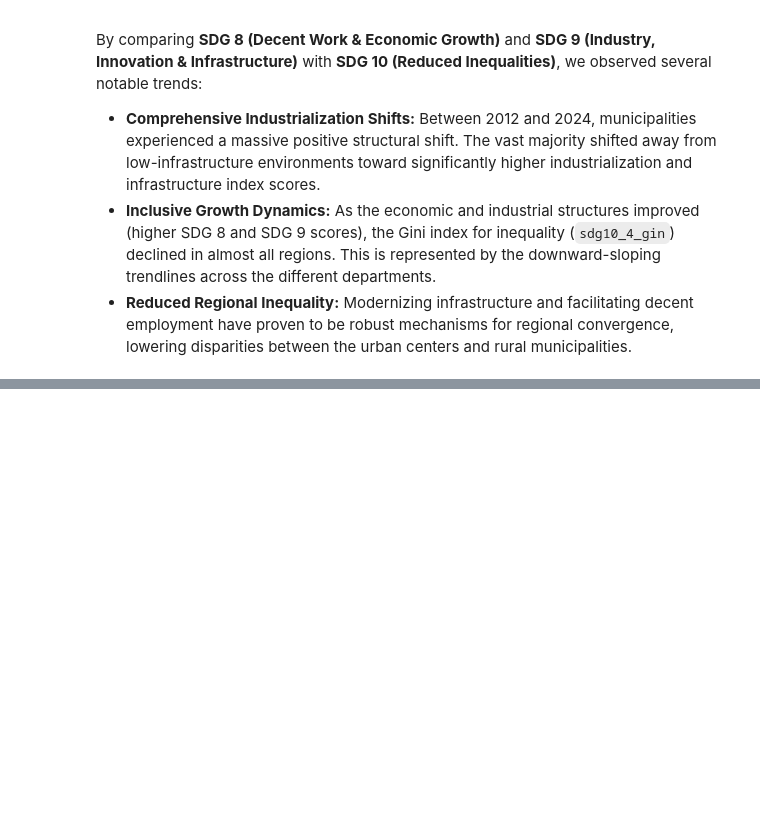
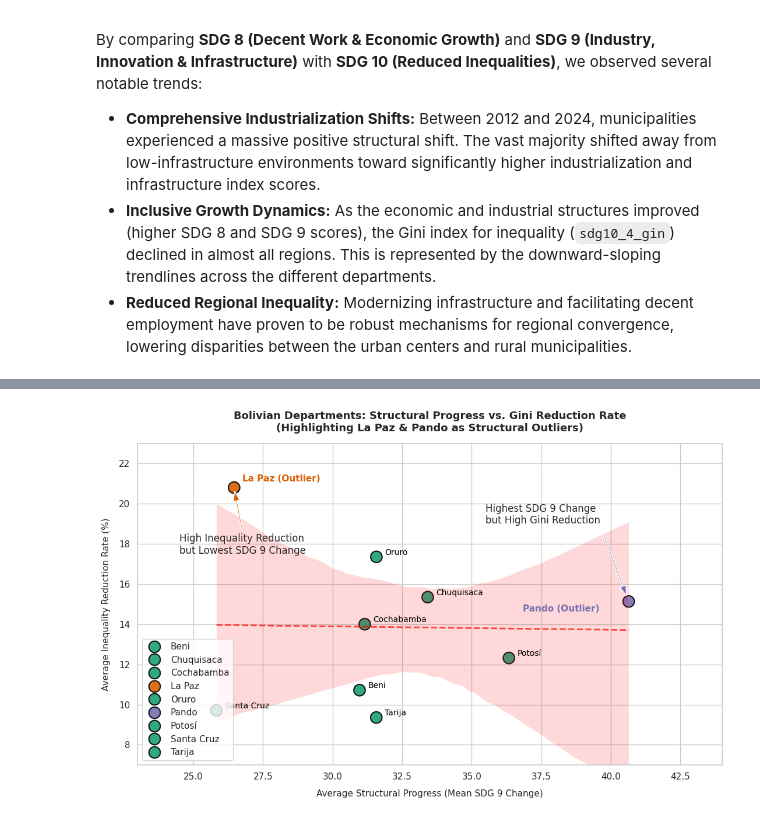
Before and after one commit to YevaAlessa/YevaAlessa, a Jupyter notebook: Bolivia Structural Change and Inequality.ipynb, the cells around one changed output, grey strips where cells are left out. Drawn from its saved outputs; the diff is of its cells as text; code cells hidden in the pictures; blank space fills up the shorter version.

```diff
--- a/Bolivia Structural Change and Inequality.ipynb
+++ b/Bolivia Structural Change and Inequality.ipynb
@@ -759,0 +832,73 @@ fig3.show()
+# %%
+import matplotlib.pyplot as plt
+import seaborn as sns
+
+plt.figure(figsize=(11, 7))
+sns.set_theme(style="whitegrid")
+
+# Define colors: standard color for most, distinct colors for key outliers
+colors = []
+for dept in dept_comparison['department']:
+    if dept == 'La Paz':
+        colors.append('#D95F02')  # Dark Orange for La Paz
+    elif dept == 'Pando':
+        colors.append('#7570B3')  # Purple for Pando
+    else:
+        colors.append('#1B9E77')  # Teal for others
+
+# Create base scatter plot
+scatter = sns.scatterplot(
+    data=dept_comparison,
+    x='mean_sdg9_change',
+    y='mean_gini_reduction',
+    hue='department',
+    palette={dept: col for dept, col in zip(dept_comparison['department'], colors)},
+    s=200,
+    alpha=0.9,
+    edgecolor='black',
+    linewidth=1.5
+)
+
+# Draw a subtle trendline for all data points to illustrate the -0.02 slope
+sns.regplot(
+    data=dept_comparison,
+    x='mean_sdg9_change',
+    y='mean_gini_reduction',
+    scatter=False,
+    ax=plt.gca(),
+    line_kws={"color": "red", "linestyle": "--", "linewidth": 2, "alpha": 0.7, "label": "Overall Trendline"}
+)
+
+# Label each department individually with custom offsets/highlights
+for i, row in dept_comparison.iterrows():
+    dept_name = row['department']
+    if dept_name == 'La Paz':
+        plt.text(row['mean_sdg9_change'] + 0.3, row['mean_gini_reduction'] + 0.3,
+                 f"{dept_name} (Outlier)", fontsize=11, weight='bold', color='#D95F02')
+    elif dept_name == 'Pando':
+        plt.text(row['mean_sdg9_change'] - 3.8, row['mean_gini_reduction'] - 0.5,
+                 f"{dept_name} (Outlier)", fontsize=11, weight='bold', color='#7570B3')
+    else:
+        plt.text(row['mean_sdg9_change'] + 0.3, row['mean_gini_reduction'] + 0.1,
+                 dept_name, fontsize=10, weight='normal', color='black')
+
+# Visual annotations explaining the dynamics
+plt.annotate('High Inequality Reduction\nbut Lowest SDG 9 Change',
+             xy=(26.46, 20.80), xytext=(24.5, 17.5),
+             arrowprops=dict(facecolor='#D95F02', shrink=0.08, width=1.5, headwidth=8))
+
+plt.annotate('Highest SDG 9 Change\nbut High Gini Reduction',
+             xy=(40.64, 15.13), xytext=(35.5, 19.0),
+             arrowprops=dict(facecolor='#7570B3', shrink=0.08, width=1.5, headwidth=8))
+
+plt.xlim(23, 44)
+plt.ylim(7, 23)
+plt.title("Bolivian Departments: Structural Progress vs. Gini Reduction Rate\n(Highlighting La Paz & Pando as Structural Outliers)", fontsize=13, pad=15, weight='bold')
+plt.xlabel("Average Structural Progress (Mean SDG 9 Change)", fontsize=11, labelpad=10)
+plt.ylabel("Average Inequality Reduction Rate (%)", fontsize=11, labelpad=10)
+
+plt.legend(loc='lower left')
+plt.tight_layout()
+plt.show()
+# %% [output]
+[figure, added]
```
Also changed, not shown: parts of 13 cells of this notebook.
